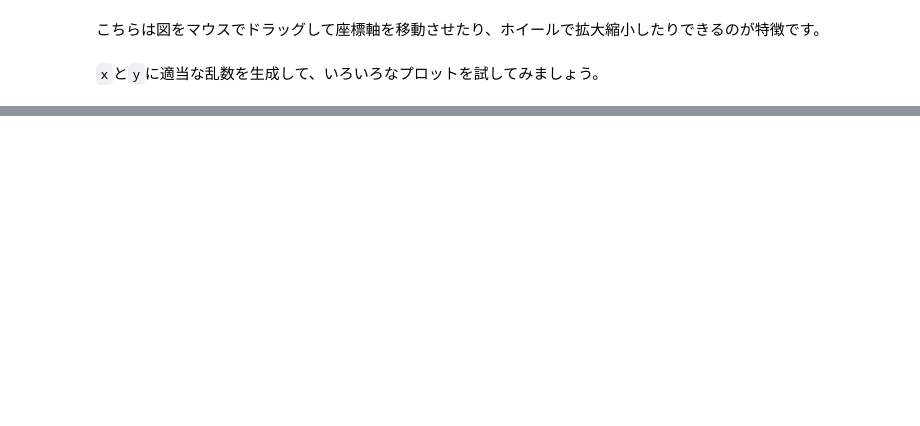
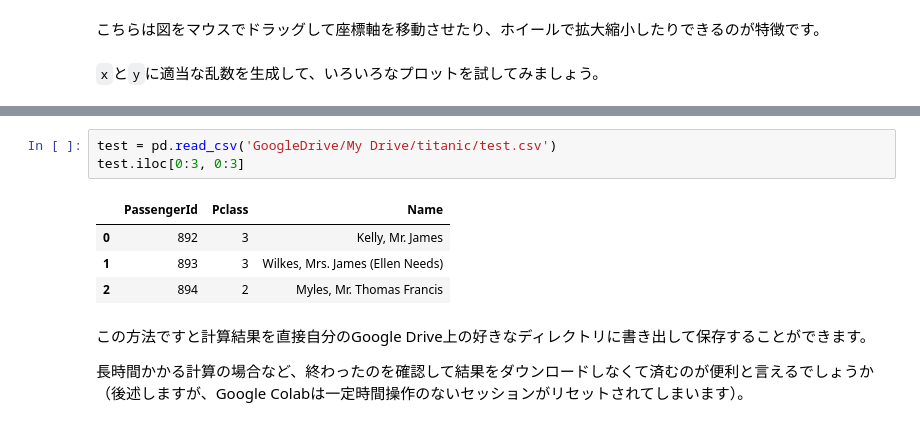
Before and after one commit to naono-git/colaboratory, a Jupyter notebook: note_01_hello_GC.ipynb, the cells around one changed output, grey strips where cells are left out. Drawn from its saved outputs; the diff is of its cells as text; blank space fills up the shorter version.

Commit message:
mount GoogleDrive

```diff
--- a/note_01_hello_GC.ipynb
+++ b/note_01_hello_GC.ipynb
@@ -237,0 +345,12 @@ print(a1, a2)
+# %%
+test = pd.read_csv('GoogleDrive/My Drive/titanic/test.csv')
+test.iloc[0:3, 0:3]
+# %% [output]
+|  | PassengerId | Pclass | Name |
+| 0 | 892 | 3 | Kelly, Mr. James |
+| 1 | 893 | 3 | Wilkes, Mrs. James (Ellen Needs) |
+| 2 | 894 | 2 | Myles, Mr. Thomas Francis |
+# %% [markdown]
+この方法ですと計算結果を直接自分のGoogle Drive上の好きなディレクトリに書き出して保存することができます。
+
+長時間かかる計算の場合など、終わったのを確認して結果をダウンロードしなくて済むのが便利と言えるでしょうか（後述しますが、Google Colabは一定時間操作のないセッションがリセットされてしまいます）。
```
Also changed, not shown: parts of 52 cells of this notebook.
